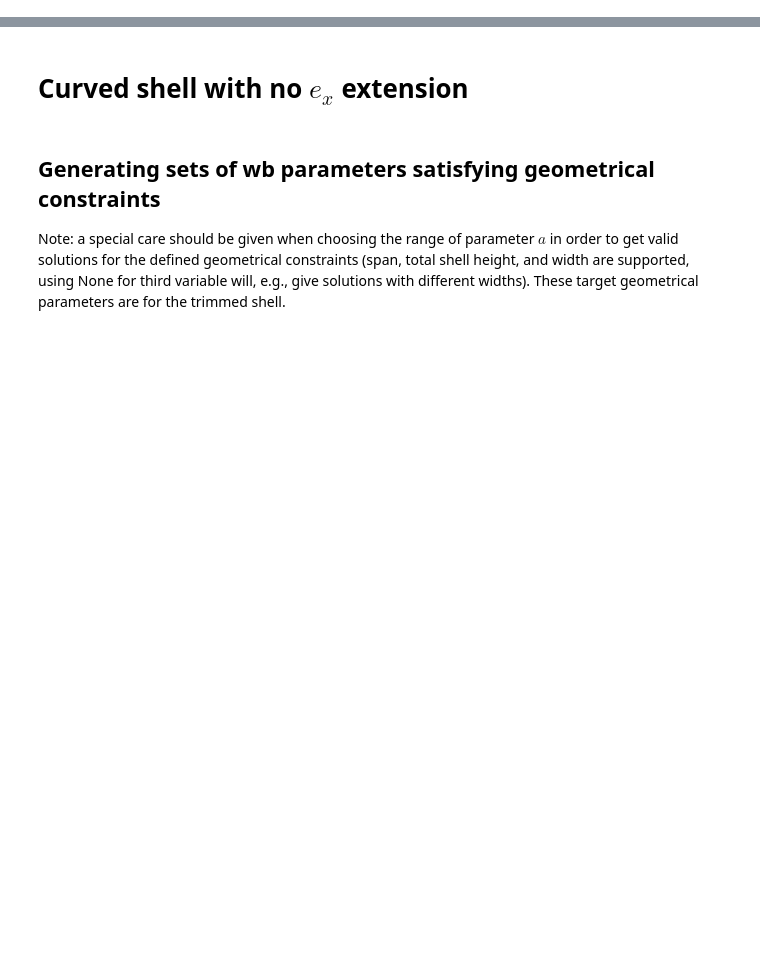
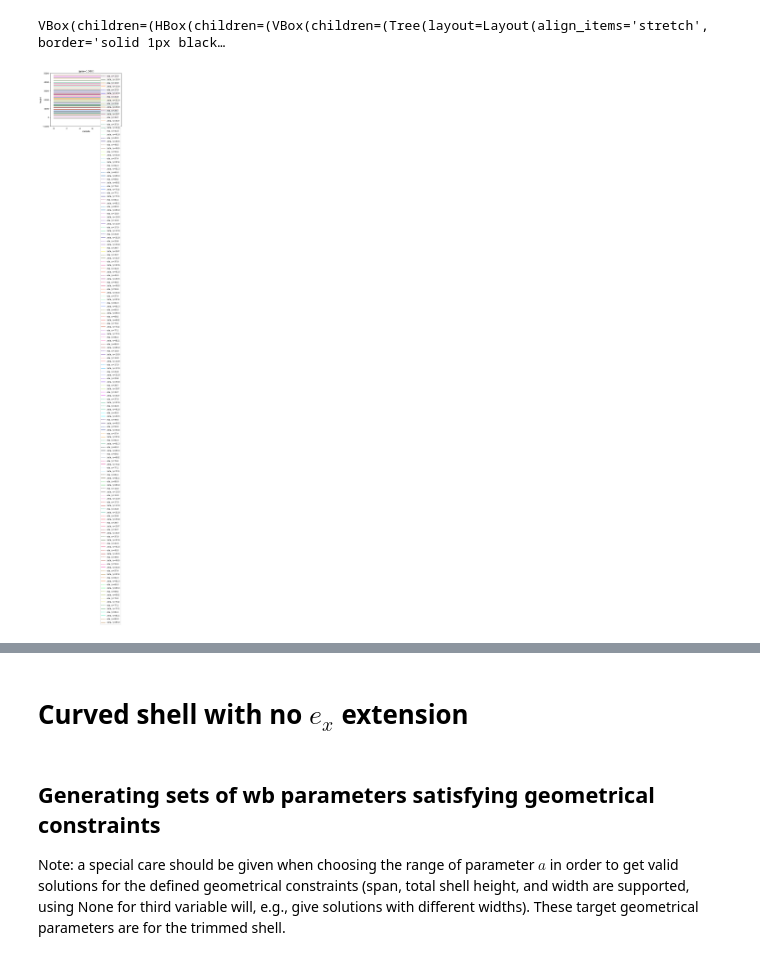
Before and after one commit to bmcs-group/bmcs_shell, a Jupyter notebook: notebooks/folding/geometry/TRR_demonstrator.ipynb, the cells around one changed output, grey strips where cells are left out. Cells and saved outputs as stored; diff of their text form; code cells hidden in the pictures; blank space fills up the shorter version.

```diff
--- a/notebooks/folding/geometry/TRR_demonstrator.ipynb
+++ b/notebooks/folding/geometry/TRR_demonstrator.ipynb
@@ -5,3 +5,11 @@ from bmcs_shell.api import  WBTessellation4PEx, WBGeoUtils, WBTessellation4PExFl
 from bmcs_cross_section.api import ReinfLayer, MKappa, CustomShape
 import numpy as np
 import matplotlib.pyplot as plt
+# %%
+WBTessellation4PSS(a = 400).interact()
+# %% [output]
+VBox(children=(HBox(children=(VBox(children=(Tree(layout=Layout(align_items='stretch', border='solid 1px black…
+# %%
+fig
+# %% [output]
+[figure, added]
```
Also changed, not shown: parts of 16 cells of this notebook, 4 other files.
